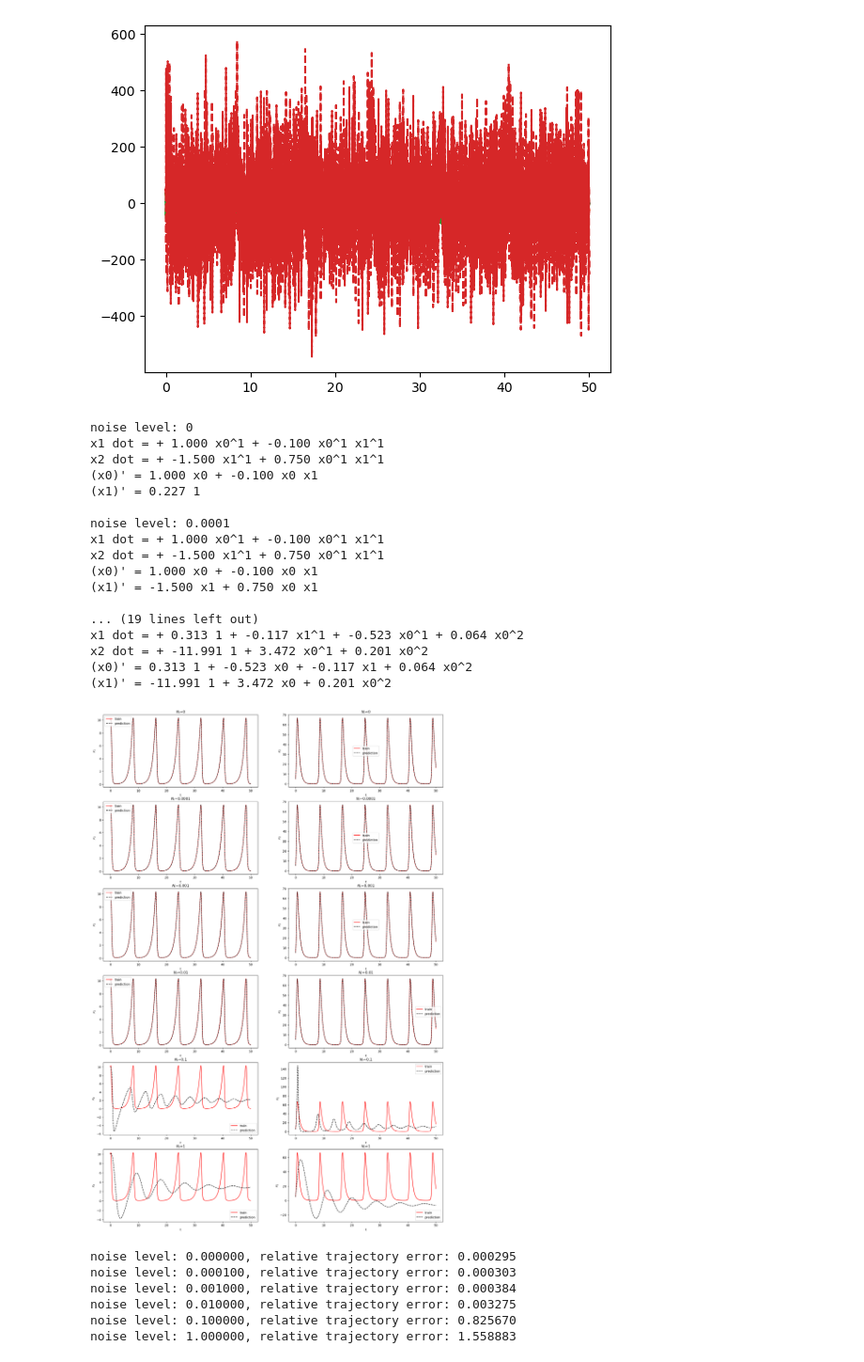
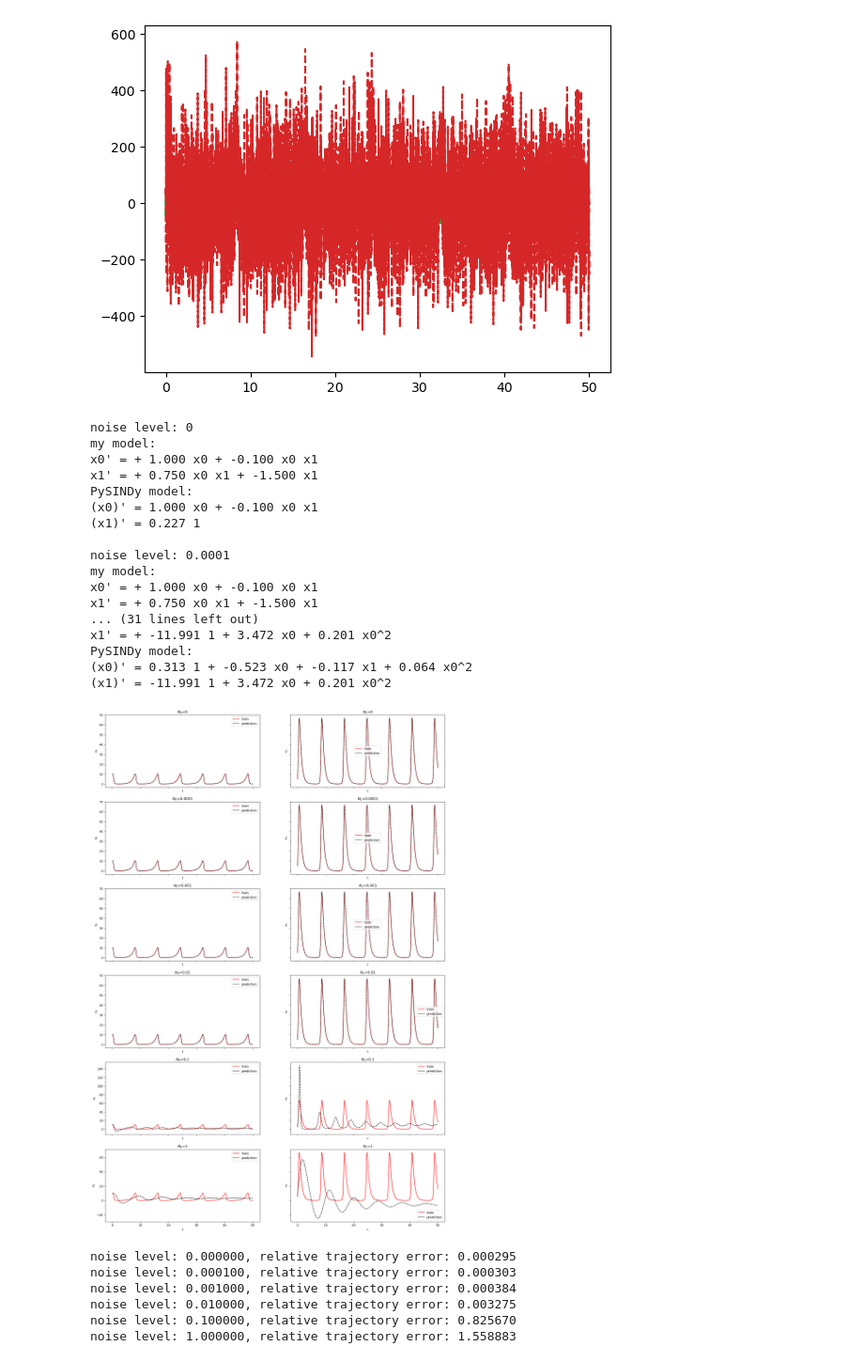
Before and after one commit to etrilling/MS-project, a Jupyter notebook: test01-basic_noise_tests.ipynb, the cells around one changed output. Shown at 94% size. Cells and saved outputs as stored; diff of their text form; code cells hidden in the pictures.

Commit message:
got code working for dt vs noise_level matrix + cleaned up other bits of code

```diff
--- a/test01-basic_noise_tests.ipynb
+++ b/test01-basic_noise_tests.ipynb
@@ -47,9 +40,11 @@ plt.show()
 # %% [output]
 [figure]
 # %%
-threshold = 0.05 # NOTE: was 0.5 in demo notebook
+# generate models for different noise levels
 
-noise_levels = [0, 1e-4, 1e-3, 1e-2, 1e-1, 1]
+threshold = 0.05
+
+noise_levels = [0, 0.0001, 0.001, 0.01, 0.1, 1]
 
 models = []
 ps_models = []
@@ -59,10 +54,10 @@ for noise_level in tqdm(noise_levels):
 
     # generate the derivative of the noisy data
     # NOTE: we can change the kind of derivative and the parameters of the derivative method!
-    x_dot_approx = dxdt(x_train_noisy, t_eval_train, kind="finite_difference", k=1)
+    x_dot_approx = dxdt(x_train_noisy, t_eval, kind="finite_difference", k=1)
 
     # create and fit a SINDy model
-    model = SINDyModel(threshold)
+    model = SINDyModel(n_state_vars=2, threshold=threshold, poly_order=5)
     model.fit(x_train_noisy, x_dot_approx)
     models.append(model)
 
@@ -75,63 +70,59 @@ for noise_level in tqdm(noise_levels):
 # print the models
 for i in range(len(noise_levels)):
     print(f"noise level: {noise_levels[i]}")
+    print("my model:")
     models[i].print(decimals=3)
+    print("PySINDy model:")
     ps_models[i].print()
     print()
 # %% [output]
 noise level: 0
-x1 dot = + 1.000 x0^1 + -0.100 x0^1 x1^1
-x2 dot = + -1.500 x1^1 + 0.750 x0^1 x1^1
+my model:
+x0' = + 1.000 x0 + -0.100 x0 x1
+x1' = + 0.750 x0 x1 + -1.500 x1
+PySINDy model:
 (x0)' = 1.000 x0 + -0.100 x0 x1
 (x1)' = 0.227 1
 
 noise level: 0.0001
-x1 dot = + 1.000 x0^1 + -0.100 x0^1 x1^1
-x2 dot = + -1.500 x1^1 + 0.750 x0^1 x1^1
-(x0)' = 1.000 x0 + -0.100 x0 x1
-(x1)' = -1.500 x1 + 0.750 x0 x1
-
-... (19 lines left out)
-x1 dot = + 0.313 1 + -0.117 x1^1 + -0.523 x0^1 + 0.064 x0^2
-x2 dot = + -11.991 1 + 3.472 x0^1 + 0.201 x0^2
+my model:
+x0' = + 1.000 x0 + -0.100 x0 x1
+x1' = + 0.750 x0 x1 + -1.500 x1
+... (31 lines left out)
+x1' = + -11.991 1 + 3.472 x0 + 0.201 x0^2
+PySINDy model:
 (x0)' = 0.313 1 + -0.523 x0 + -0.117 x1 + 0.064 x0^2
 (x1)' = -11.991 1 + 3.472 x0 + 0.201 x0^2
 # %%
-dt_pred = 0.01
-t_span_pred = (0, 50)
-
-t_eval_pred = np.arange(t_span_train[0], t_span_train[1] + dt_train, dt_train)
-x0_pred = (10, 5)
+# generate predictions for the models
 
 x_preds = []
 for model in tqdm(models):
-    x_pred = generate_model_prediction(model, x0_pred, t_eval_pred)
+    x_pred = generate_model_prediction(model, x0, t_eval)
     x_preds.append(x_pred)
 # %%
-n_rows = len(noise_levels)
-n_cols = 2
+n_noise_levels = len(noise_levels)
+n_svs = len(x0)
 
-fig, axs = plt.subplots(n_rows, n_cols, figsize=(10*n_cols, 5*n_rows))
+fig, axs = plt.subplots(n_noise_levels, n_svs, figsize=(10*n_svs, 5*n_noise_levels), sharex='col', sharey='row')
 
-for row in range(n_rows):
-    # each row corresponds to a different noise level
+for noise_level_idx in range(n_noise_levels):
+    for sv_idx in range(n_svs):
+        # plot the sv_idx'th training state variable
+        axs[noise_level_idx, sv_idx].plot(t_eval, x_train[sv_idx], "r", label="train")
 
-    for col in range(n_cols):
-        # plot the col'th training state variable
-        axs[row, col].plot(t_eval_train, x_train[col], "r", label="train")
-
-        # plot the col'th state variable model prediction
-        axs[row, col].plot(t_eval_pred, x_preds[row][col], "k--", label="prediction")
+        # plot the sv_idx'th state variable model prediction
+        axs[noise_level_idx, sv_idx].plot(t_eval, x_preds[noise_level_idx][sv_idx], "k--", label="prediction")
 
         # set the title and labels
-        axs[row, col].set_title(f"$N_i$={noise_levels[row]}")
-        axs[row, col].set_xlabel("t")
-        axs[row, col].set_ylabel(f"$x_{col + 1}$")
-        axs[row, col].legend()
+        axs[noise_level_idx, sv_idx].set_title(f"$N_{sv_idx}$={noise_levels[noise_level_idx]}")
+        axs[noise_level_idx, sv_idx].set_xlabel("t")
+        axs[noise_level_idx, sv_idx].set_ylabel(f"$x_{sv_idx}$")
+        axs[noise_level_idx, sv_idx].legend()
 
 fig.show()
 # %% [output]
-[figure, old version]
+[figure, new version]
 # %%
 for i in range(len(noise_levels)):
     rte = relative_trajectory_error(x_train, x_preds[i])
```
Also changed, not shown: parts of 6 cells of this notebook, 6 other files.
